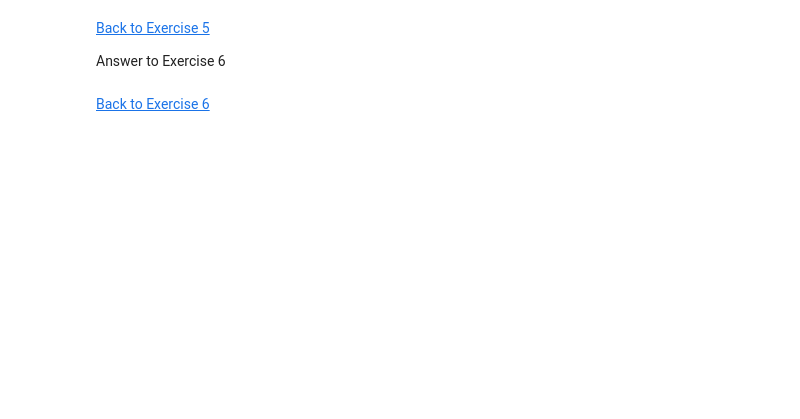
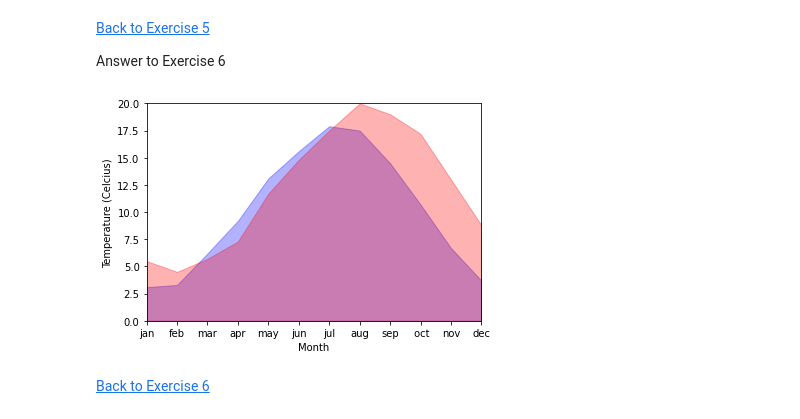
Before and after one commit to MAMBA-python/course-material, a Jupyter notebook: Exercise_notebooks/Basic/basic2_basics_plotting/py_exploratory_comp_2.ipynb, the cells around one changed output. Cells and saved outputs as stored; diff of their text form; code cells hidden in the pictures; blank space fills up the shorter version.

```diff
--- a/Exercise_notebooks/Basic/basic2_basics_plotting/py_exploratory_comp_2.ipynb
+++ b/Exercise_notebooks/Basic/basic2_basics_plotting/py_exploratory_comp_2.ipynb
@@ -331,13 +399,15 @@ plt.axis('equal');
 # %%
 air = np.loadtxt('holland_temperature.dat')
 sea = np.loadtxt('holland_seawater.dat')
 plt.fill_between(range(1, 13), air, color='b', alpha=0.3)
 plt.fill_between(range(1, 13), sea, color='r', alpha=0.3)
-plt.xticks(np.linspace(0, 11, 12), ['jan', 'feb', 'mar', 'apr',\
+plt.xticks(np.linspace(1, 12, 12), ['jan', 'feb', 'mar', 'apr',\
            'may', 'jun', 'jul', 'aug', 'sep', ' oct', 'nov', 'dec'])
 plt.xlim(1, 12)
 plt.ylim(0, 20)
 plt.xlabel('Month')
 plt.ylabel('Temperature (Celcius)');
+# %% [output]
+[figure, added]
 # %% [markdown]
 <a href="#ex6">Back to Exercise 6</a>
```
Also changed, not shown: parts of 26 cells of this notebook.
